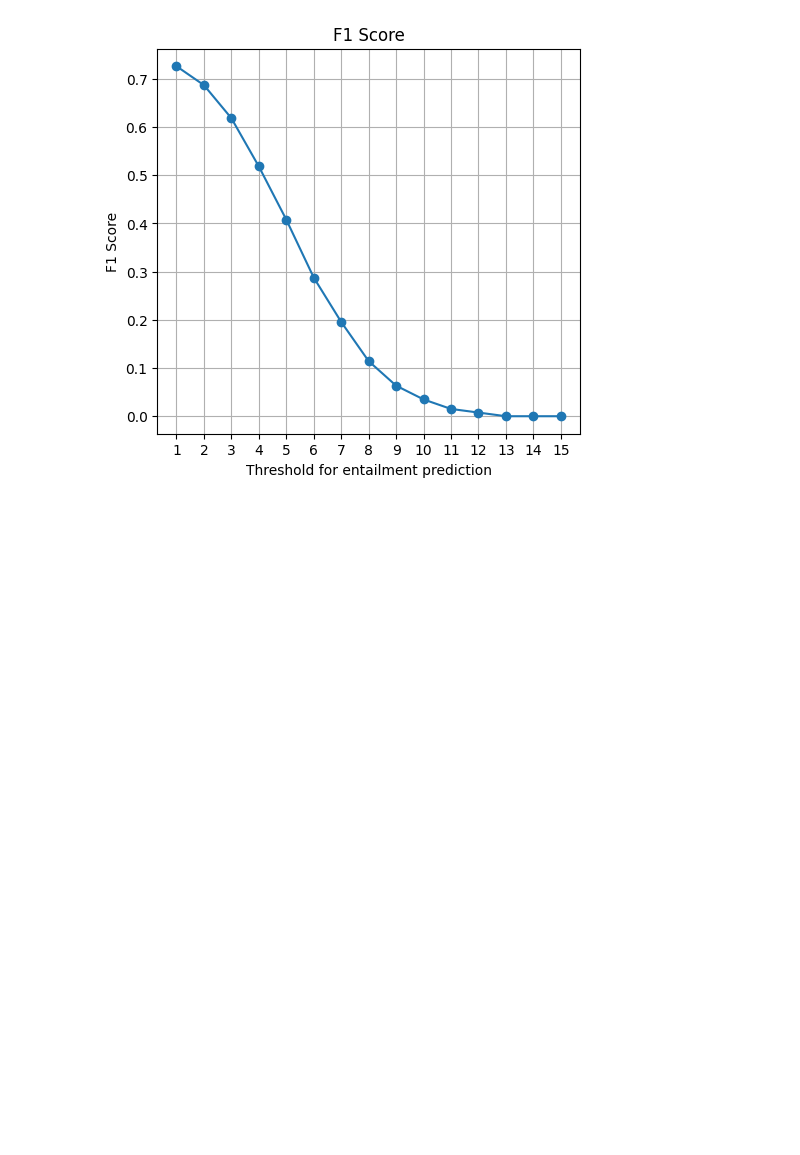
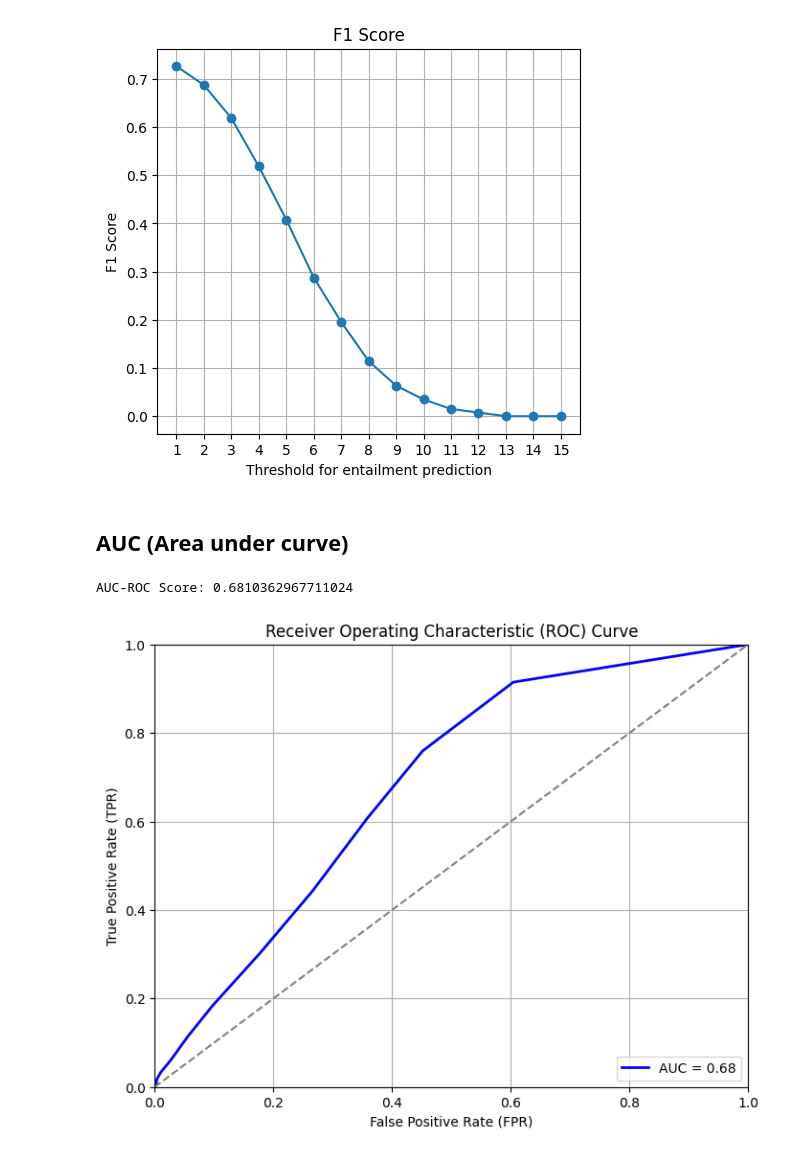
Before and after one commit to AlfonsoGhislieri/NLI-bias, a Jupyter notebook: final.ipynb, the cells around one changed output. Drawn from its saved outputs; the diff is of its cells as text; code cells hidden in the pictures; blank space fills up the shorter version.

Commit message:
auc score and curve

```diff
--- a/final.ipynb
+++ b/final.ipynb
@@ -451,3 +474,55 @@ plt.xticks(range(1, len(f1_scores) + 1))
 plt.grid()
 # %% [output]
 [figure]
+# %% [markdown]
+## AUC (Area under curve)
+# %%
+def calculate_entailment_ratio(labels):
+    labels = ast.literal_eval(labels)
+    entailment_count = sum(label == 'entailment' for label in labels)
+    return entailment_count / len(labels)
+
+# Add entailment ratios to df
+combined_training_df['entailment_ratio'] = combined_training_df['labels'].apply(calculate_entailment_ratio)
+# %%
+combined_training_df['entailment_ratio'] = combined_training_df['labels'].apply(calculate_entailment_ratio)
+
+# Get unique class labels from 'predicted' column
+class_labels = np.unique(np.concatenate(df_training_multiple['predicted']))
+positive_class = 'bias'
+
+y_true = (df_training_multiple['bias'] == positive_class).astype(int)
+y_scores = combined_training_df['entailment_ratio']
+auc_roc = roc_auc_score(y_true, y_scores)
+print(f"AUC-ROC Score: {auc_roc}")
+# %% [output]
+AUC-ROC Score: 0.6810362967711024
+# %%
+from sklearn.metrics import roc_curve, auc
+
+# Convert the true labels to binary values (0 for 'neutral', 1 for 'bias')
+y_true = (combined_training_df['bias'] == 'bias').astype(int)
+
+# Get the predicted ratios from the 'entailment_ratio' column
+y_scores = combined_training_df['entailment_ratio']
+
+# Calculate the ROC curve
+fpr, tpr, thresholds = roc_curve(y_true, y_scores)
+
+# Calculate the AUC
+roc_auc = auc(fpr, tpr)
+
+# Plot the ROC curve
+plt.figure(figsize=(8, 6))
+plt.plot(fpr, tpr, color='blue', lw=2, label=f'AUC = {roc_auc:.2f}')
+plt.plot([0, 1], [0, 1], color='gray', linestyle='--')
+plt.xlim([0.0, 1.0])
+plt.ylim([0.0, 1.0])
+plt.xlabel('False Positive Rate (FPR)')
+plt.ylabel('True Positive Rate (TPR)')
+plt.title('Receiver Operating Characteristic (ROC) Curve')
+plt.legend(loc='lower right')
+plt.grid(True)
+plt.show()
+# %% [output]
+[figure, added]
```
Also changed, not shown: parts of 4 cells of this notebook.
